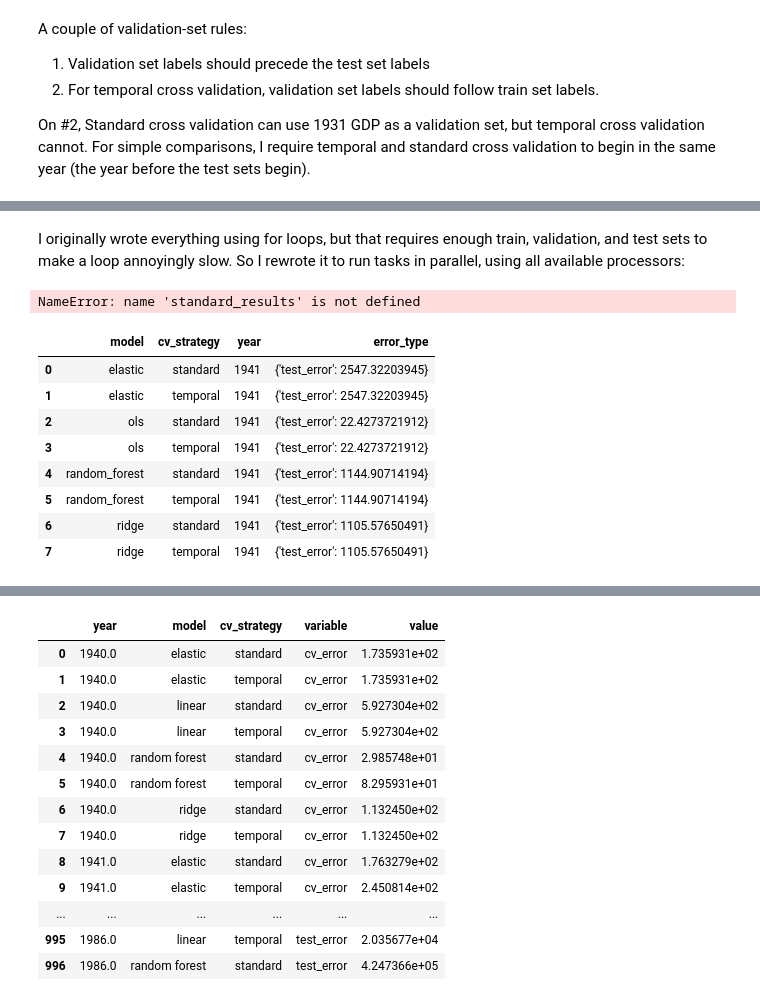
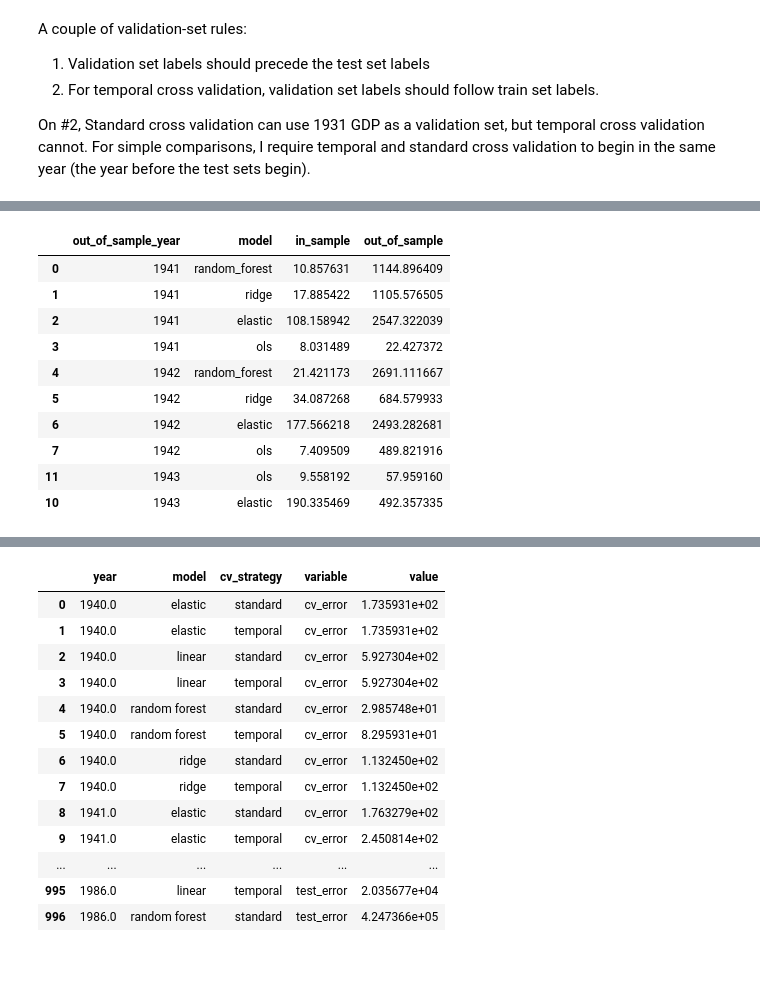
Before and after one commit to dssg/hitchhikers-guide, a Jupyter notebook: curriculum/3_modeling_and_machine_learning/machine-learning/predicting_GDP.ipynb, the cells around one changed output, grey strips where cells are left out. Saved outputs shown, nothing was run; the diff lists cells and outputs as text; code cells hidden in the pictures; blank space fills up the shorter version.

```diff
--- a/curriculum/3_modeling_and_machine_learning/machine-learning/predicting_GDP.ipynb
+++ b/curriculum/3_modeling_and_machine_learning/machine-learning/predicting_GDP.ipynb
@@ -166,5 +231,3 @@ def temporal_etl_fit_evaluate(year, model):
-# %% [markdown]
-I originally wrote everything using for loops, but that requires enough train, validation, and test sets to make a loop annoyingly slow. So I rewrote it to run tasks in parallel, using all available processors:
 # %%
 pool = Pool()
 temporal_results = pool.starmap(temporal_etl_fit_evaluate, product(test_years, clfs))
@@ -204,16 +235,16 @@ pool.close()
-# %%
-standard_results.sort_values('year').head()
-# %% [output]
-NameError: name 'standard_results' is not defined
-# %%
-results
-# %% [output]
-|  | model | cv_strategy | year | error_type |
-| 0 | elastic | standard | 1941 | {'test_error': 2547.32203945} |
-| 1 | elastic | temporal | 1941 | {'test_error': 2547.32203945} |
-| 2 | ols | standard | 1941 | {'test_error': 22.4273721912} |
-| 3 | ols | temporal | 1941 | {'test_error': 22.4273721912} |
-| 4 | random_forest | standard | 1941 | {'test_error': 1144.90714194} |
-| 5 | random_forest | temporal | 1941 | {'test_error': 1144.90714194} |
-| 6 | ridge | standard | 1941 | {'test_error': 1105.57650491} |
-| 7 | ridge | temporal | 1941 | {'test_error': 1105.57650491} |
+# %%
+temporal_results_df = pd.DataFrame([x for x in temporal_results if x is not None],
+                                  columns=['out_of_sample_year', 'model', 'in_sample', 'out_of_sample'])
+temporal_results_df.sort_values('out_of_sample_year').head(n=10)
+# %% [output]
+|  | out_of_sample_year | model | in_sample | out_of_sample |
+| 0 | 1941 | random_forest | 10.857631 | 1144.896409 |
+| 1 | 1941 | ridge | 17.885422 | 1105.576505 |
+| 2 | 1941 | elastic | 108.158942 | 2547.322039 |
+| 3 | 1941 | ols | 8.031489 | 22.427372 |
+| 4 | 1942 | random_forest | 21.421173 | 2691.111667 |
+| 5 | 1942 | ridge | 34.087268 | 684.579933 |
+| 6 | 1942 | elastic | 177.566218 | 2493.282681 |
+| 7 | 1942 | ols | 7.409509 | 489.821916 |
+| 11 | 1943 | ols | 9.558192 | 57.959160 |
+| 10 | 1943 | elastic | 190.335469 | 492.357335 |
```
Also changed, not shown: parts of 18 cells of this notebook.
